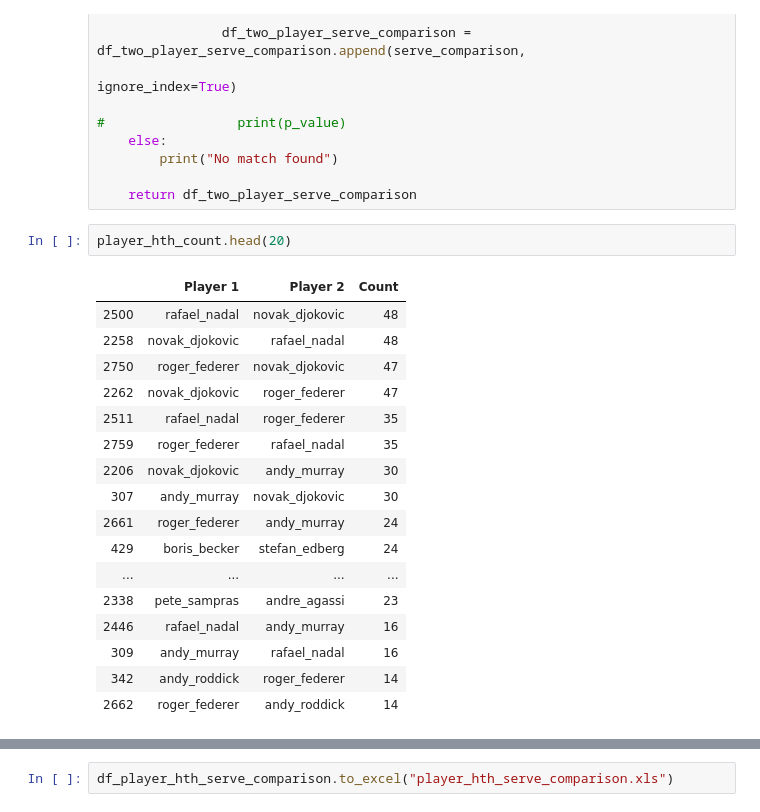
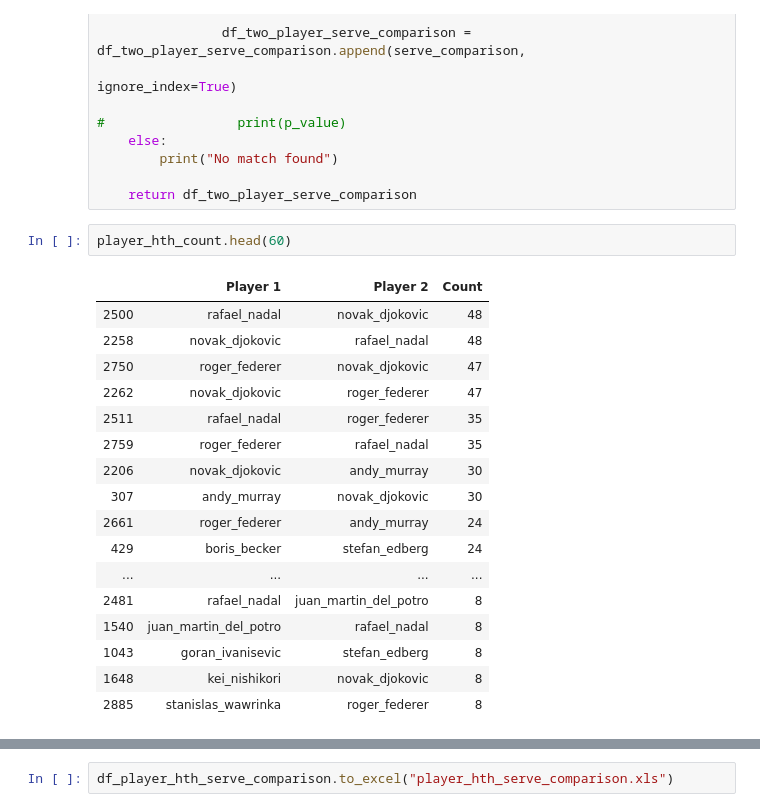
Before and after one commit to GamePointAnalytics/tenantics, a Jupyter notebook: Tennis_Analytics.ipynb, the cells around one changed output, grey strips where cells are left out. Cells and saved outputs as stored; diff of their text form.

```diff
--- a/Tennis_Analytics.ipynb
+++ b/Tennis_Analytics.ipynb
@@ -858,25 +858,25 @@ def compare_player_serves_when_they_play_each_other(point_data, match_data, play
 
     return df_two_player_serve_comparison
 # %%
-player_hth_count.head(20)
+player_hth_count.head(60)
 # %% [output]
 |  | Player 1 | Player 2 | Count |
 | 2500 | rafael_nadal | novak_djokovic | 48 |
 | 2258 | novak_djokovic | rafael_nadal | 48 |
 | 2750 | roger_federer | novak_djokovic | 47 |
 | 2262 | novak_djokovic | roger_federer | 47 |
 | 2511 | rafael_nadal | roger_federer | 35 |
 | 2759 | roger_federer | rafael_nadal | 35 |
 | 2206 | novak_djokovic | andy_murray | 30 |
 | 307 | andy_murray | novak_djokovic | 30 |
 | 2661 | roger_federer | andy_murray | 24 |
 | 429 | boris_becker | stefan_edberg | 24 |
 | ... | ... | ... | ... |
-| 2338 | pete_sampras | andre_agassi | 23 |
-| 2446 | rafael_nadal | andy_murray | 16 |
-| 309 | andy_murray | rafael_nadal | 16 |
-| 342 | andy_roddick | roger_federer | 14 |
-| 2662 | roger_federer | andy_roddick | 14 |
+| 2481 | rafael_nadal | juan_martin_del_potro | 8 |
+| 1540 | juan_martin_del_potro | rafael_nadal | 8 |
+| 1043 | goran_ivanisevic | stefan_edberg | 8 |
+| 1648 | kei_nishikori | novak_djokovic | 8 |
+| 2885 | stanislas_wawrinka | roger_federer | 8 |
 # %%
 # Compare players' serves when they play each other
 # player1 = "djokovic"
```
Also changed, not shown: parts of 4 cells of this notebook, 2 other files.
